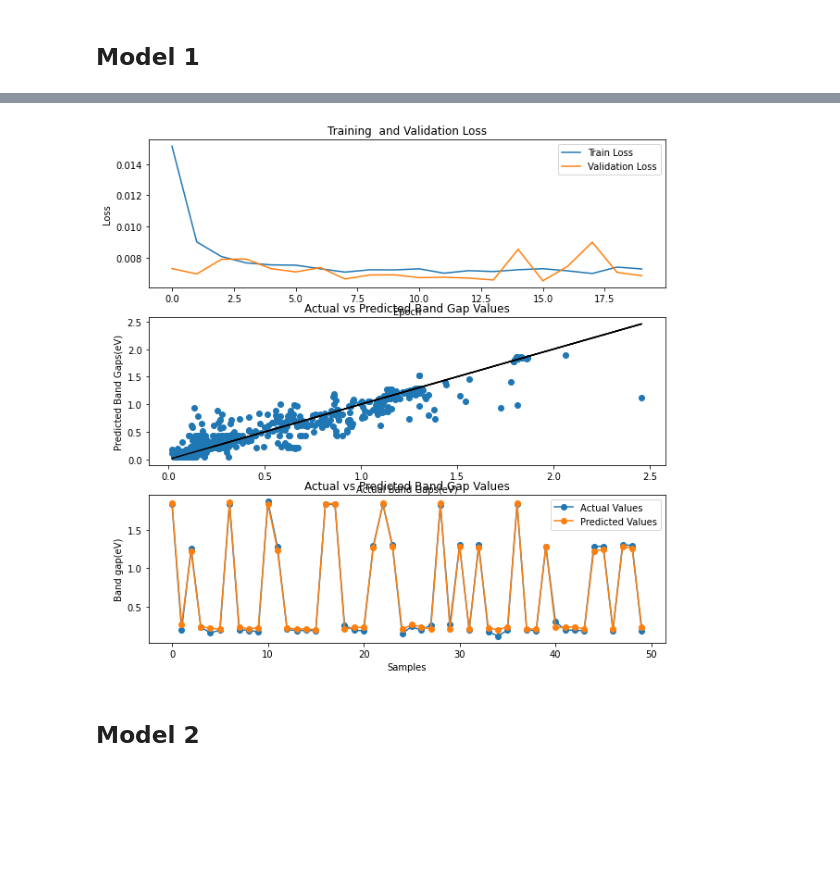
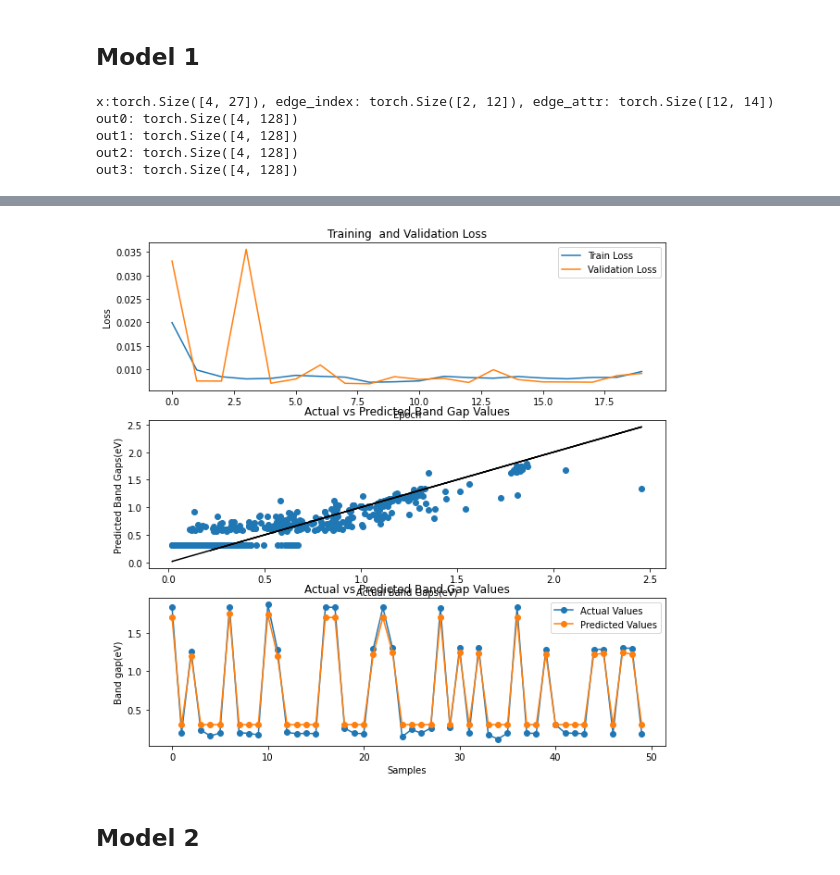
Before and after one commit to AdamKimhub/Msproject1, a Jupyter notebook: cvae1.ipynb, the cells around one changed output, grey strips where cells are left out. Drawn from its saved outputs; the diff is of its cells as text; code cells hidden in the pictures; blank space fills up the shorter version.

```diff
--- a/cvae1.ipynb
+++ b/cvae1.ipynb
@@ -147,8 +171,22 @@ def fast_grapy(dataset):
 
     return graph_list
 # %%
-# Split the data
-from sklearn.model_selection import train_test_split
+if not os.path.exists(f"{final_data}/train_graphs.pt"):
+    # Split the data
+    train_set, test_set = train_test_split(comb_df, test_size=0.2, stratify=comb_df['strata'], random_state=42)
+    test_set, val_set = train_test_split(test_set, test_size=0.5, random_state=42)
 
-train_set, test_set = train_test_split(comb_df, test_size=0.2, stratify=comb_df['strata'], random_state=42)
-test_set, val_set = train_test_split(test_set, test_size=0.5, random_state=42)
+    # Create graphs for each set
+    train_graphs = fast_grapy(train_set)
+    val_graphs = fast_grapy(val_set)
+    test_graphs = fast_grapy(test_set)
+
+    # Save graphs
+    torch.save(train_graphs, f"{final_data}/train_graphs.pt")
+    torch.save(val_graphs, f"{final_data}/val_graphs.pt")
+    torch.save(test_graphs, f"{final_data}/test_graphs.pt")
+
+else:
+    train_graphs = torch.load(f"{final_data}/train_graphs.pt", weights_only=False)
+    val_graphs = torch.load(f"{final_data}/val_graphs.pt", weights_only=False)
+    test_graphs = torch.load(f"{final_data}/test_graphs.pt", weights_only=False)
@@ -369,16 +368,63 @@ torch.Size([1, 1])
 # %% [markdown]
 ## Model 1
+# %%
+# Using CGCNN
+from torch_geometric.nn import CGConv
+
+sample_x = torch.randn((4, NODE_DIM))  # Example node features
+sample_edge_index = torch.tensor([[0,0,0,1,1,1,2,2,2,3,3,3], [1,2,3,0,2,3,0,1,3,0,1,2]], dtype=torch.long)
+sample_edge_attr = torch.randn((12, EDGE_DIM))
+print(f"x:{sample_x.shape}, edge_index: {sample_edge_index.shape}, edge_attr: {sample_edge_attr.shape}")
+
+# For the edges
+edge_nn = nn.Sequential(
+    nn.Linear(EDGE_DIM, 64),
+    nn.ReLU(),
+    nn.Linear(64, NODE_DIM * HIDDEN_DIM)
+)
+
+layer0 = NNConv(NODE_DIM, HIDDEN_DIM, edge_nn, aggr='mean')
+layer1 = CGConv(HIDDEN_DIM, EDGE_DIM, aggr='mean', batch_norm=True)
+layer2 = CGConv(HIDDEN_DIM, EDGE_DIM, aggr='mean', batch_norm=True)
+layer3 = CGConv(HIDDEN_DIM, EDGE_DIM, aggr='mean', batch_norm=True)
+
+out0 = F.relu(layer0(sample_x, sample_edge_index, sample_edge_attr))
+print(f"out0: {out0.shape}")
+
+out1 = F.relu(layer1(out0, sample_edge_index, sample_edge_attr))
+print(f"out1: {out1.shape}")
+
+out2 = F.relu(layer2(out1, sample_edge_index, sample_edge_attr))
+print(f"out2: {out2.shape}")
+
+out3 = F.relu(layer3(out2, sample_edge_index, sample_edge_attr))
+print(f"out3: {out3.shape}")
+# %% [output]
+x:torch.Size([4, 27]), edge_index: torch.Size([2, 12]), edge_attr: torch.Size([12, 14])
+out0: torch.Size([4, 128])
+out1: torch.Size([4, 128])
+out2: torch.Size([4, 128])
+out3: torch.Size([4, 128])
 # %%
 class GNNModelCG(nn.Module):
     def __init__(self, node_dim=NODE_DIM, edge_dim=EDGE_DIM, hidden_dim=HIDDEN_DIM, embed_dim=EMBED_DIM, u_dim=U_DIM):
         super().__init__()
-        self.conv1 = CGConv(node_dim, edge_dim, aggr='mean') # , batch_norm=True)
-        # self.conv2 = CGConv(edge_dim, edge_dim, aggr='mean', batch_norm=True)
+        # For the edges
+        self.edge_nn = nn.Sequential(
+            nn.Linear(edge_dim, 64),
+            nn.ReLU(),
+            nn.Linear(64, node_dim * hidden_dim)
+        )
+
+        self.conv0 = NNConv(node_dim, hidden_dim, self.edge_nn, aggr='mean')
+        self.conv1 = CGConv(hidden_dim, edge_dim, aggr='mean') # , batch_norm=True)
+        self.conv2 = CGConv(hidden_dim, edge_dim, aggr='mean') # , batch_norm=True)
+        self.conv3 = CGConv(hidden_dim, edge_dim, aggr='mean') # , batch_norm=True)
 
         self.global_embed = nn.Linear(u_dim, embed_dim)
 
         self.fc = nn.Sequential(
-            nn.Linear(node_dim + embed_dim, hidden_dim),
+            nn.Linear(hidden_dim + embed_dim, hidden_dim),
             nn.ReLU(),
             nn.Linear(hidden_dim, 64),
             nn.ReLU(),
@@ -398,7 +444,10 @@ class GNNModelCG(nn.Module):
         # print("New forward pass")
         # print(x.shape, edge_index.shape, edge_attr.shape, batch.shape, u.shape)
 
+        x = F.relu(self.conv0(x, edge_index, edge_attr))
         x = F.relu(self.conv1(x, edge_index, edge_attr))
+        x = F.relu(self.conv2(x, edge_index, edge_attr))
+        x = F.relu(self.conv3(x, edge_index, edge_attr))
         # print(x.shape, edge_index.shape, edge_attr.shape, batch.shape, u.shape)
 
         # x = F.relu(self.conv2(x, edge_index, edge_attr))
@@ -446,4 +495,4 @@ Test Loss: 0.0070
-[figure, old version]
+[figure, new version]
 # %% [markdown]
 ## Model 2
 # %%
```
Also changed, not shown: parts of 41 cells of this notebook, 4 other files.
